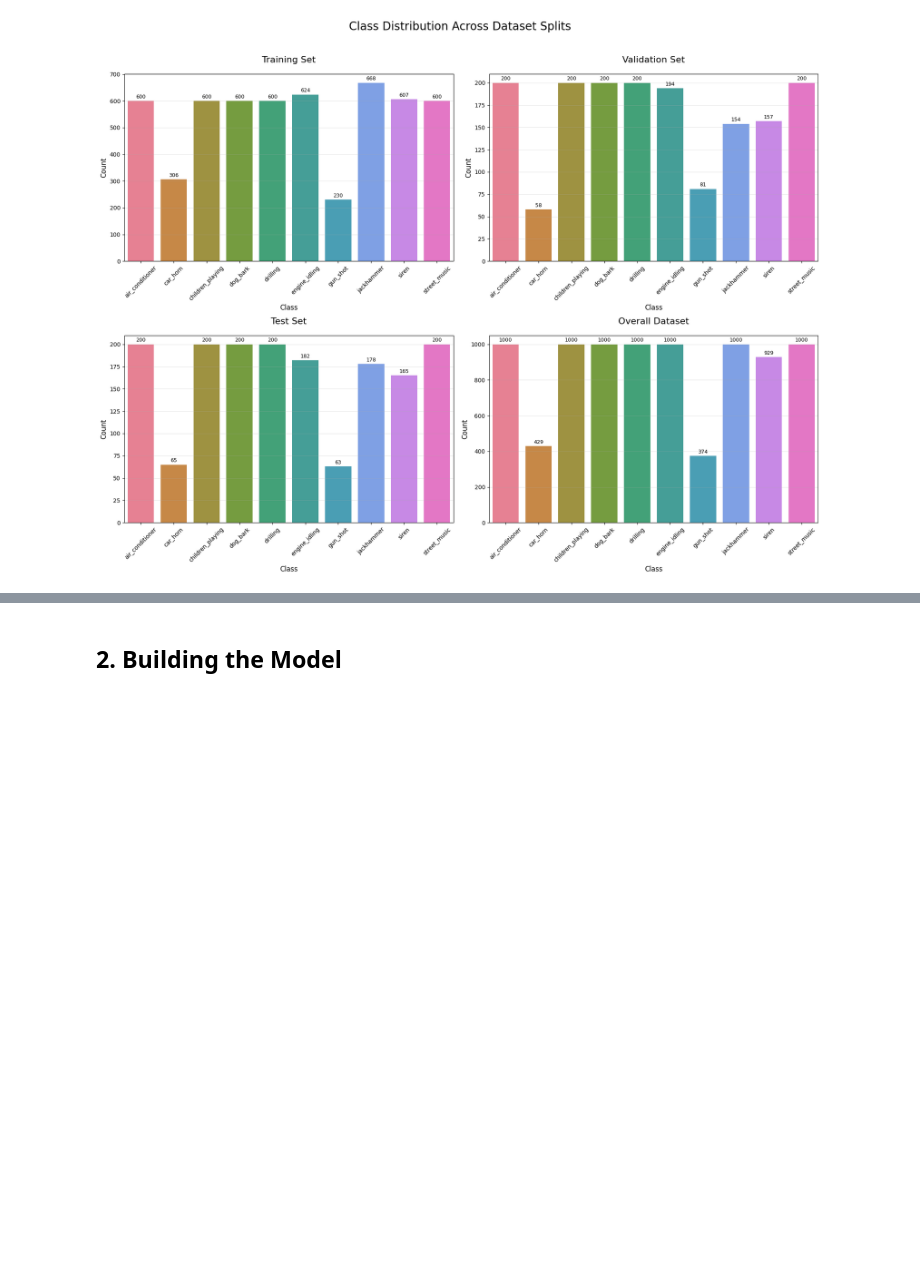
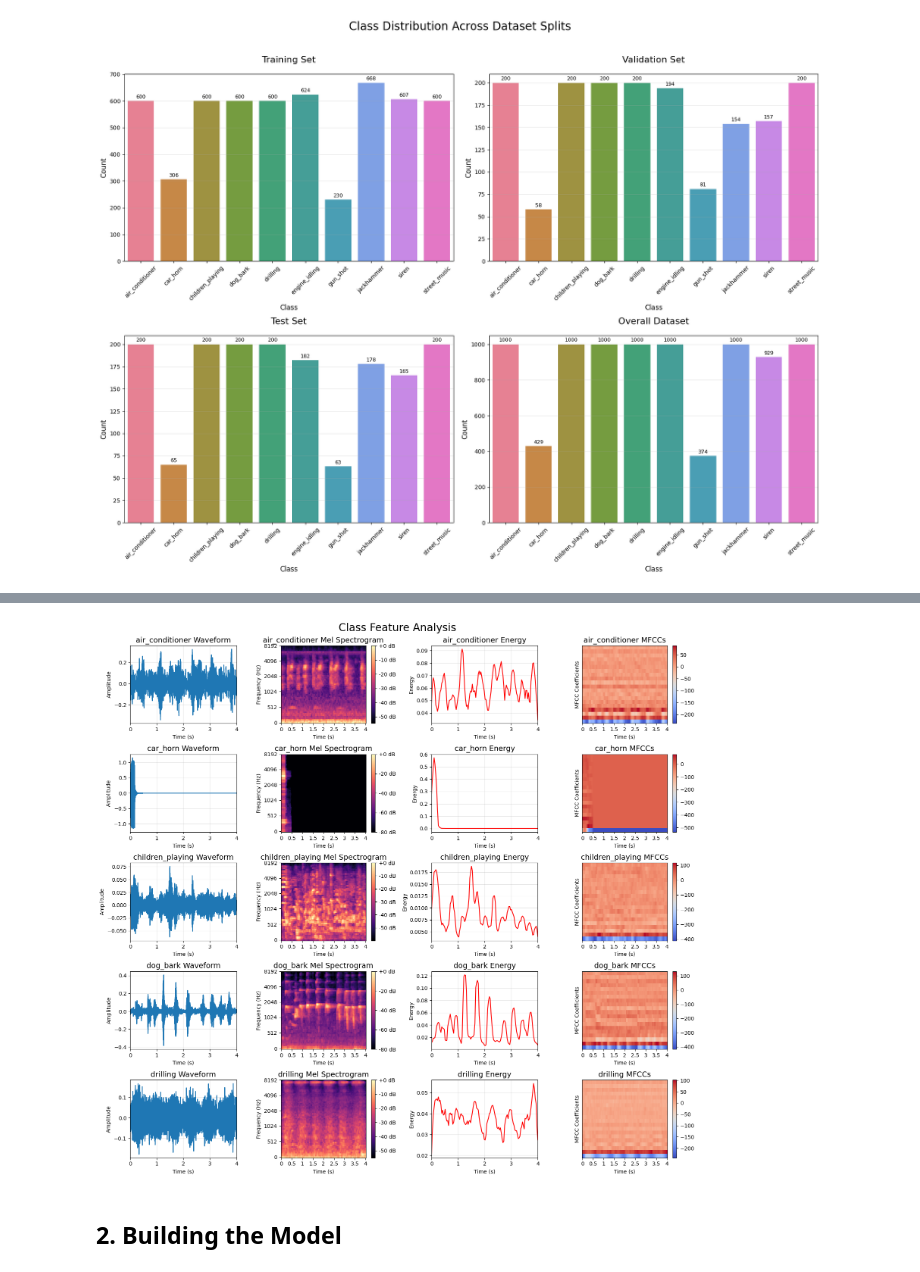
Before and after one commit to RanaMohamed6720/Environmental-Sound-Classification, a Jupyter notebook: sound_classification.ipynb, the cells around one changed output, grey strips where cells are left out. Saved outputs shown, nothing was run; the diff lists cells and outputs as text; code cells hidden in the pictures; blank space fills up the shorter version.

```diff
--- a/sound_classification.ipynb
+++ b/sound_classification.ipynb
@@ -389,3 +481,14 @@ plt.show()
+# %%
+plot_classes(
+    features_list=train_features,
+    labels=train_labels,
+    sample_rate=config['sample_rate'],
+    hop_length=config['hop_length'],
+    n_classes=5
+)
+plt.show()
+# %% [output]
+[figure, added]
 # %% [markdown]
 ## 2. Building the Model
 # %% [markdown]
```
Also changed, not shown: parts of 3 cells of this notebook.
